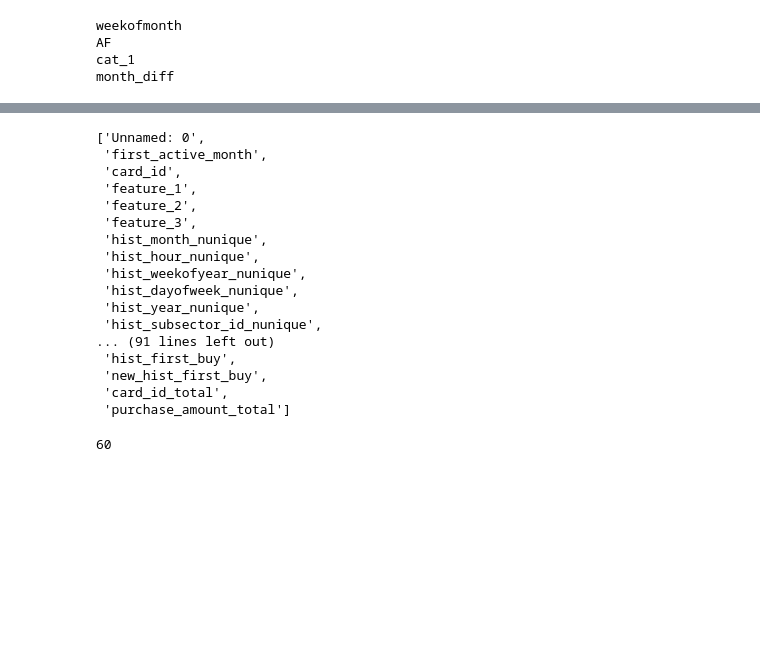
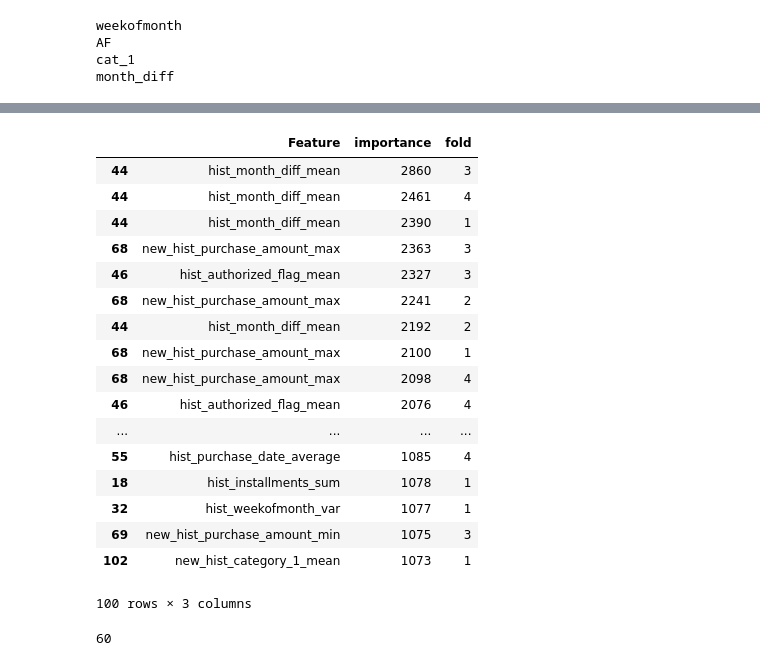
Before and after one commit to oneraghavan/machine-leaning-implementations, a Jupyter notebook: notebooks/data_analysis/Elo with feature engineering 2.ipynb, the cells around one changed output, grey strips where cells are left out. Saved outputs shown, nothing was run; the diff lists cells and outputs as text; code cells hidden in the pictures; blank space fills up the shorter version.

```diff
--- a/notebooks/data_analysis/Elo with feature engineering 2.ipynb
+++ b/notebooks/data_analysis/Elo with feature engineering 2.ipynb
@@ -342,3 +223,3 @@ EmptyDataError: No columns to parse from file
 # %%
-df_train = pd.read_csv('../input/train.csv')
-df_test = pd.read_csv('../input/test.csv')
+# df_train = pd.read_csv('../input/train.csv')
+# df_test = pd.read_csv('../input/test.csv')
@@ -352,6 +251,6 @@ df_new_merchant_trans['purchase_date'] = pd.to_datetime(df_new_merchant_trans['p
 # %%
 aggs = {}
-for col in ['month','hour','weekofyear','dayofweek','year','subsector_id','merchant_id','merchant_category_id']:
+for col in ['month','hour','weekofyear','dayofweek','year','subsector_id','merchant_id','merchant_category_id','city_id','state_id']:
     aggs[col] = ['nunique']
 
 aggs['purchase_amount'] = ['sum','max','min','mean','var']
@@ -359,6 +258,8 @@ aggs['installments'] = ['sum','max','min','mean','var']
 aggs['season'] = ['sum','max','min','mean','var']
 # aggs['is_in_business_hours'] = ['sum','max','min','mean','var']
 # aggs['is_close_to_pay_day'] = ['sum','max','min','mean','var']
+aggs["avg_sales_lag3"] = ['sum','max','min','mean','var']
+aggs["avg_sales_lag6"] = ['sum','max','min','mean','var']
 aggs['weekofmonth'] = ['sum','max','min','mean','var']
 aggs['closest_date_to_holiday'] = ['sum','max','min','mean','var']
 aggs['purchase_date'] = ['max','min']
@@ -386,12 +289,13 @@ del df_hist_trans_group;gc.collect()
 # %%
 aggs = {}
-for col in ['month','hour','weekofyear','dayofweek','year','subsector_id','merchant_id','merchant_category_id']:
+for col in ['month','hour','weekofyear','dayofweek','year','subsector_id','merchant_id','merchant_category_id','city_id','state_id']:
     aggs[col] = ['nunique']
 aggs['purchase_amount'] = ['sum','max','min','mean','var']
 aggs['installments'] = ['sum','max','min','mean','var']
 aggs['season'] = ['sum','max','min','mean','var']
 # aggs['is_in_business_hours'] = ['sum','max','min','mean','var']
 # aggs['is_close_to_pay_day'] = ['sum','max','min','mean','var']
+aggs["avg_sales_lag3"] = ['sum','max','min','mean','var'],
 aggs['weekofmonth'] = ['sum','max','min','mean','var']
 aggs['closest_date_to_holiday'] = ['sum','max','min','mean','var']
 aggs['purchase_date'] = ['max','min']
@@ -467,3 +366,0 @@ df_train.isna().sum()
-# %%
-df_train = pd.read_csv("elo_train.csv")
-df_test = pd.read_csv("elo_test.csv")
@@ -578,26 +428,27 @@ sub_df.to_csv("submission_remove_few_features.csv", index=False)
 pd.set_option('display.max_columns', None)
 # %%
 from scipy import stats
-# %%
-df_train.columns.tolist()
-# %% [output]
-['Unnamed: 0',
- 'first_active_month',
- 'card_id',
- 'feature_1',
- 'feature_2',
- 'feature_3',
- 'hist_month_nunique',
- 'hist_hour_nunique',
- 'hist_weekofyear_nunique',
- 'hist_dayofweek_nunique',
- 'hist_year_nunique',
- 'hist_subsector_id_nunique',
-... (91 lines left out)
- 'hist_first_buy',
- 'new_hist_first_buy',
- 'card_id_total',
- 'purchase_amount_total']
+# %%
+best_features.sort_values(by="importance",ascending=False).head(100)
+# %% [output]
+|  | Feature | importance | fold |
+| 44 | hist_month_diff_mean | 2860 | 3 |
+| 44 | hist_month_diff_mean | 2461 | 4 |
+| 44 | hist_month_diff_mean | 2390 | 1 |
+| 68 | new_hist_purchase_amount_max | 2363 | 3 |
+| 46 | hist_authorized_flag_mean | 2327 | 3 |
+| 68 | new_hist_purchase_amount_max | 2241 | 2 |
+| 44 | hist_month_diff_mean | 2192 | 2 |
+| 68 | new_hist_purchase_amount_max | 2100 | 1 |
+| 68 | new_hist_purchase_amount_max | 2098 | 4 |
+| 46 | hist_authorized_flag_mean | 2076 | 4 |
+| ... | ... | ... | ... |
+| 55 | hist_purchase_date_average | 1085 | 4 |
+| 18 | hist_installments_sum | 1078 | 1 |
+| 32 | hist_weekofmonth_var | 1077 | 1 |
+| 69 | new_hist_purchase_amount_min | 1075 | 3 |
+| 102 | new_hist_category_1_mean | 1073 | 1 |
+100 rows × 3 columns
 # %%
 len(a)
 # %% [output]
```
Also changed, not shown: parts of 29 cells of this notebook, 2 other files.
